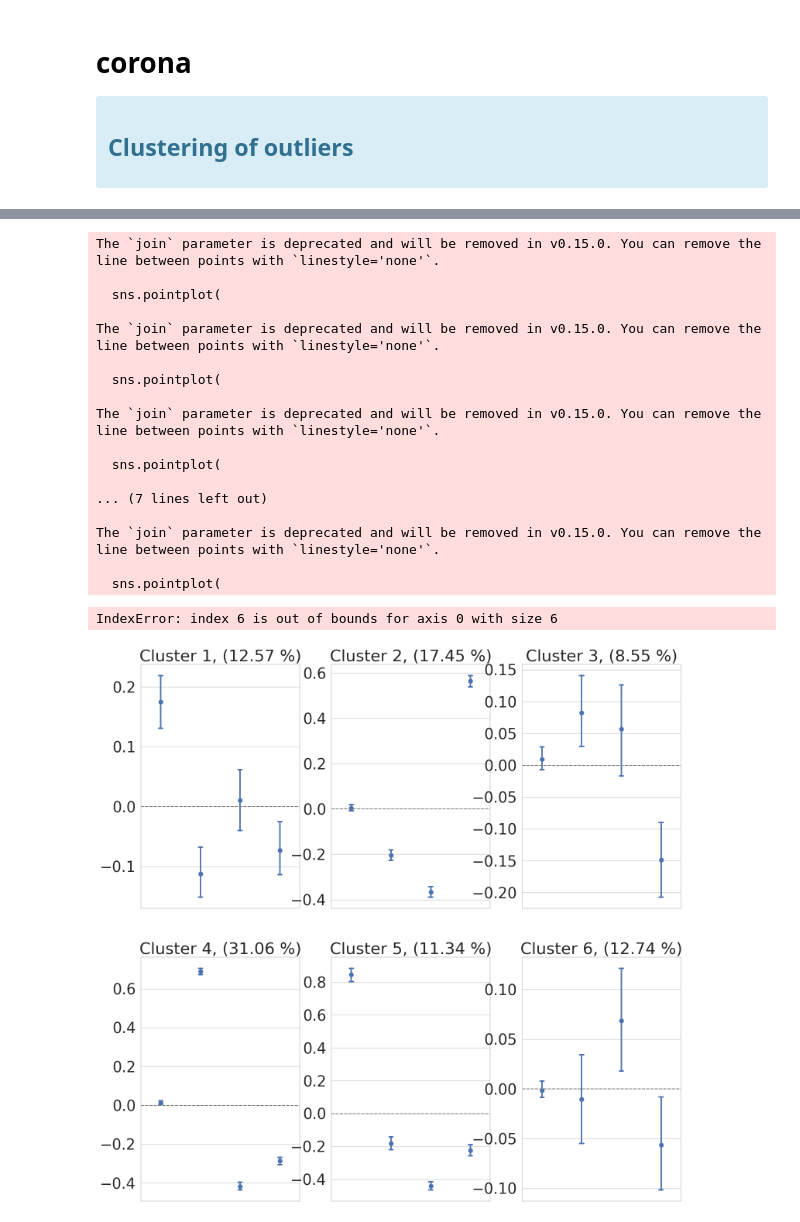
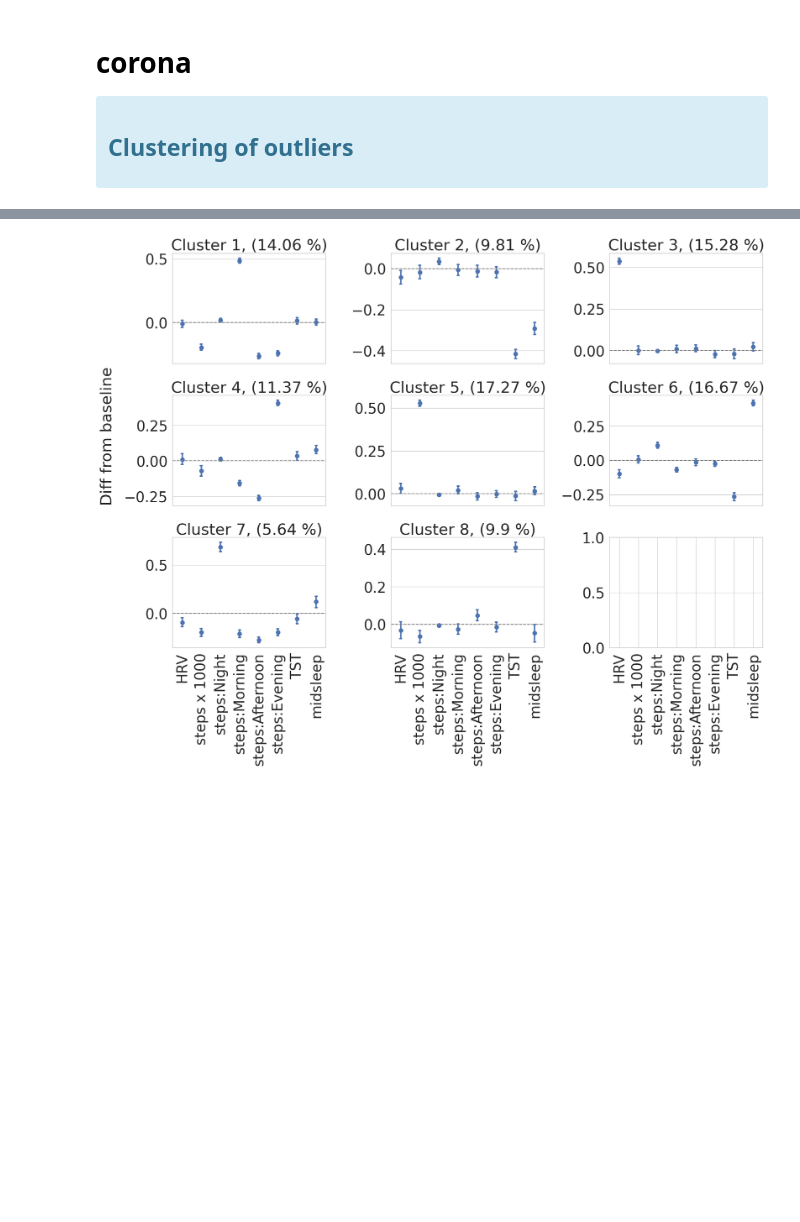
Before and after one commit to digitraceslab/digirhythm, a Jupyter notebook: analysis/outliers.ipynb, the cells around one changed output, grey strips where cells are left out. Saved outputs shown, nothing was run; the diff lists cells and outputs as text; code cells hidden in the pictures; blank space fills up the shorter version.

```diff
--- a/analysis/outliers.ipynb
+++ b/analysis/outliers.ipynb
@@ -48,17 +49,17 @@ seed = 1823492
 <h2> Clustering of outliers </h2>
 </div>
 # %%
-PROCESSED_PATH = "/m/cs/work/luongn1/digirhythm/data/processed/corona/"
+PROCESSED_PATH = "/m/cs/work/luongn1/digirhythm/data/processed"
 study = "corona"
 freq = "4epochs"
-method = "si"
-threshold = 2
+method = "cluster"
+threshold = 1.85
 with open(f"../config/features.txt") as f:
     features = json.load(f)
 
 FEATURES = features[study][freq]
 baseline_diff_df = pd.read_csv(
-    f"{PROCESSED_PATH}/{freq}_{method}_threshold_{threshold}_diff_baseline.csv"
+    f"{PROCESSED_PATH}/{study}/{freq}_{method}_threshold_{threshold}_diff_baseline.csv"
 )
 
 # Get outlier
@@ -123,16 +160,32 @@ See the caveats in the documentation: https://pandas.pydata.org/pandas-docs/stab
 # %%
 pivot_outliers = pd.melt(outliers, id_vars="outlier_cluster", value_vars=FEATURES)
-pivot_outliers["label"] = pivot_outliers["variable"].map(
-    {
-        "heart_rate_variability_avg:norm": "HRV",
-        "stepsx1000:total:norm": "steps x 1000",
+
+if study == 'corona':
+    labelmap = {
+        "heart_rate_variability_avg:within_norm": "HRV",
+        "stepsx1000:total:within_norm": "steps x 1000",
         "steps:night:norm": "steps:Night",
         "steps:morning:norm": "steps:Morning",
         "steps:afternoon:norm": "steps:Afternoon",
         "steps:evening:norm": "steps:Evening",
-        "tst:norm": "TST",
-        "midsleep:norm": "midsleep",
+        "tst:within_norm": "TST",
+        "midsleep:within_norm": "midsleep",
     }
+else:
+    labelmap = {
+      # "location:n_sps:within_norm": "Location: Norm SPS",
+      #  "location:entropy:within_norm": "Location: Entropy",
+      #  "location:location_proportion_home": "Location: Proportion Home",
+      #  "accelerometer:magnitude_std:morning": "Accel Mag Std: Morning",
+      #  "accelerometer:magnitude_std:afternoon": "Accel Mag Std: Afternoon",
+      #  "accelerometer:magnitude_std:evening": "Accel Mag Std: Evening",
+      #  "accelerometer:magnitude_std:night_x": "Accel Mag Std: Night",
+        "call:total_duration:allday:within_norm": "Call Duration: Daily",
+        "sms:total_count:allday:within_norm": "SMS Count: Daily",
+        "screen:screen_use_durationtotal:allday:within_norm": "Screen Use Duration: Daily"
+}
+pivot_outliers["label"] = pivot_outliers["variable"].map(
+    labelmap
 )
 
 # Get unique clusters
@@ -142,12 +195,10 @@ clusters = pivot_outliers["outlier_cluster"].unique()
 
 num_clusters = len(clusters)
 columns = 3
-rows = (
-    (num_clusters + 1) // columns if num_clusters % columns else num_clusters // columns
-)
+rows = (num_clusters + columns - 1) // columns  # This ensures we have enough rows
 
 # Create the subplots
-fig, axes = plt.subplots(rows, columns, figsize=(18, 18), sharex=True)
+fig, axes = plt.subplots(rows, columns, figsize=(18, 15), sharex=True)
 
 # Flatten the axes array for easy indexing
 axes = axes.flatten()
@@ -156,58 +207,42 @@ axes = axes.flatten()
 for i, cluster in enumerate(sorted(clusters)):
     # Filter data for the current cluster
     cluster_data = pivot_outliers[pivot_outliers["outlier_cluster"] == cluster]
 
     # Create pointplot
     sns.pointplot(
-        x="label", y="value", data=cluster_data, capsize=0.1, join=False, ax=axes[i]
+        x="label", y="value", data=cluster_data, capsize=0.1, linestyle='none', ax=axes[i]
     )
 
     # Add horizontal line at y=0
     axes[i].axhline(0, color="gray", linestyle="--")
 
     # Set the title to the current cluster
     axes[i].set_title(
         f"Cluster {cluster}, ({np.round(len(cluster_data) / len(pivot_outliers) * 100, 2)} %)"
     )
 
     # Remove the y-axis label
     axes[i].set_xlabel("")
     axes[i].set_ylabel("")
 
-    # Improve readability for x-axis labels
-    axes[i].set_xticklabels(axes[i].get_xticklabels(), rotation=90, ha="center")
 
 # Set a common x-axis label
 fig.text(0.0, 0.5, "Diff from baseline", ha="center", rotation=90, size=30)
 
+# Rotate x-tick labels
+for ax in axes:
+    plt.sca(ax)
+    plt.xticks(rotation = 90)
+
 # Hide any unused subplots if the number of clusters is less than the number of subplots
-for j in range(i + 1, len(axes)):
-    axes[j].axis("off")
-
+#for j in range(i + 1, len(axes)):
+#    axes[j].axis("off")
 
 plt.tight_layout()
 fig.savefig("cluster_outliers.png", dpi=300, bbox_inches="tight")
 plt.show()
 # %% [output]
-The `join` parameter is deprecated and will be removed in v0.15.0. You can remove the line between points with `linestyle='none'`.
-
-  sns.pointplot(
-
-The `join` parameter is deprecated and will be removed in v0.15.0. You can remove the line between points with `linestyle='none'`.
-
-  sns.pointplot(
-
-The `join` parameter is deprecated and will be removed in v0.15.0. You can remove the line between points with `linestyle='none'`.
-
-  sns.pointplot(
-
-... (7 lines left out)
-
-The `join` parameter is deprecated and will be removed in v0.15.0. You can remove the line between points with `linestyle='none'`.
-
-  sns.pointplot(
-IndexError: index 6 is out of bounds for axis 0 with size 6
-[figure, old version]
+[figure, new version]
 # %%
 from sklearn.decomposition import PCA
 
```
Also changed, not shown: parts of 8 cells of this notebook, 6 other files.
